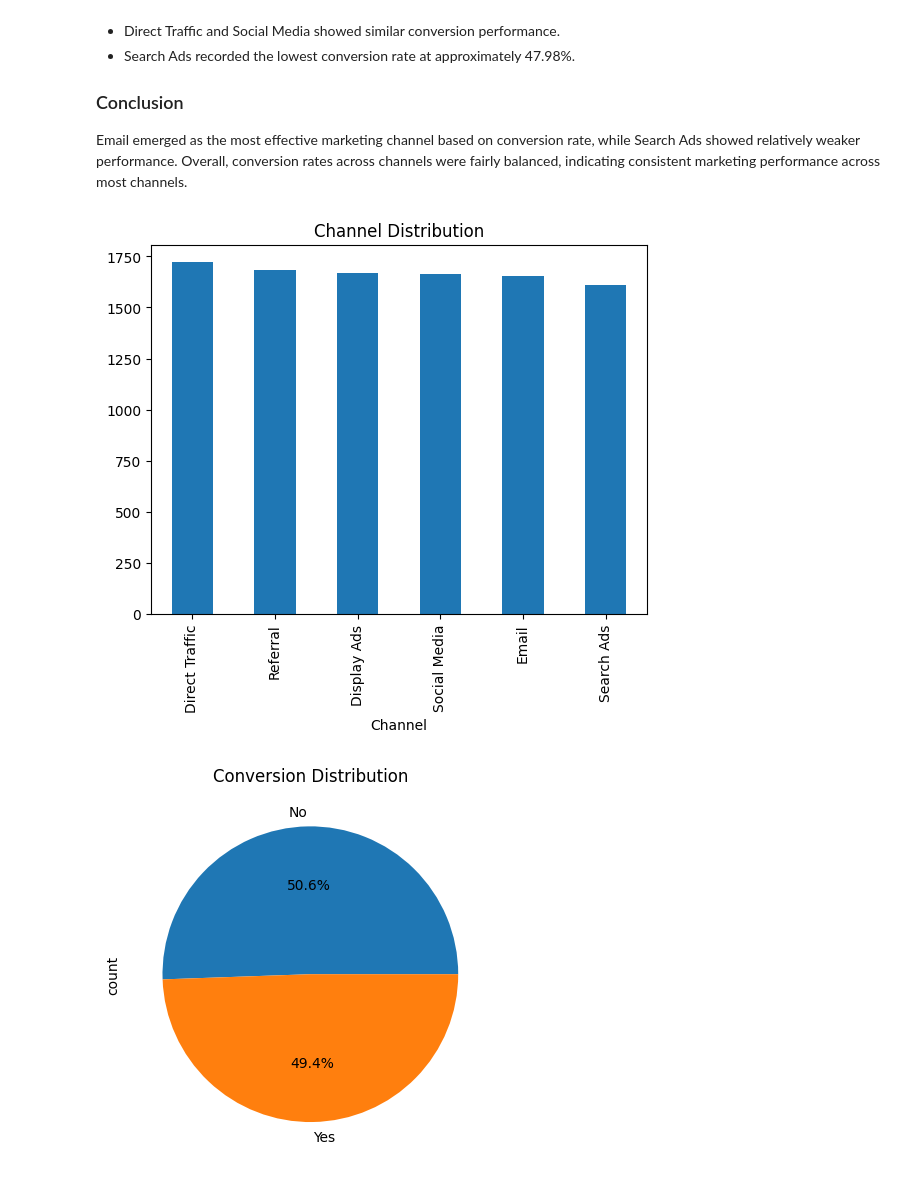
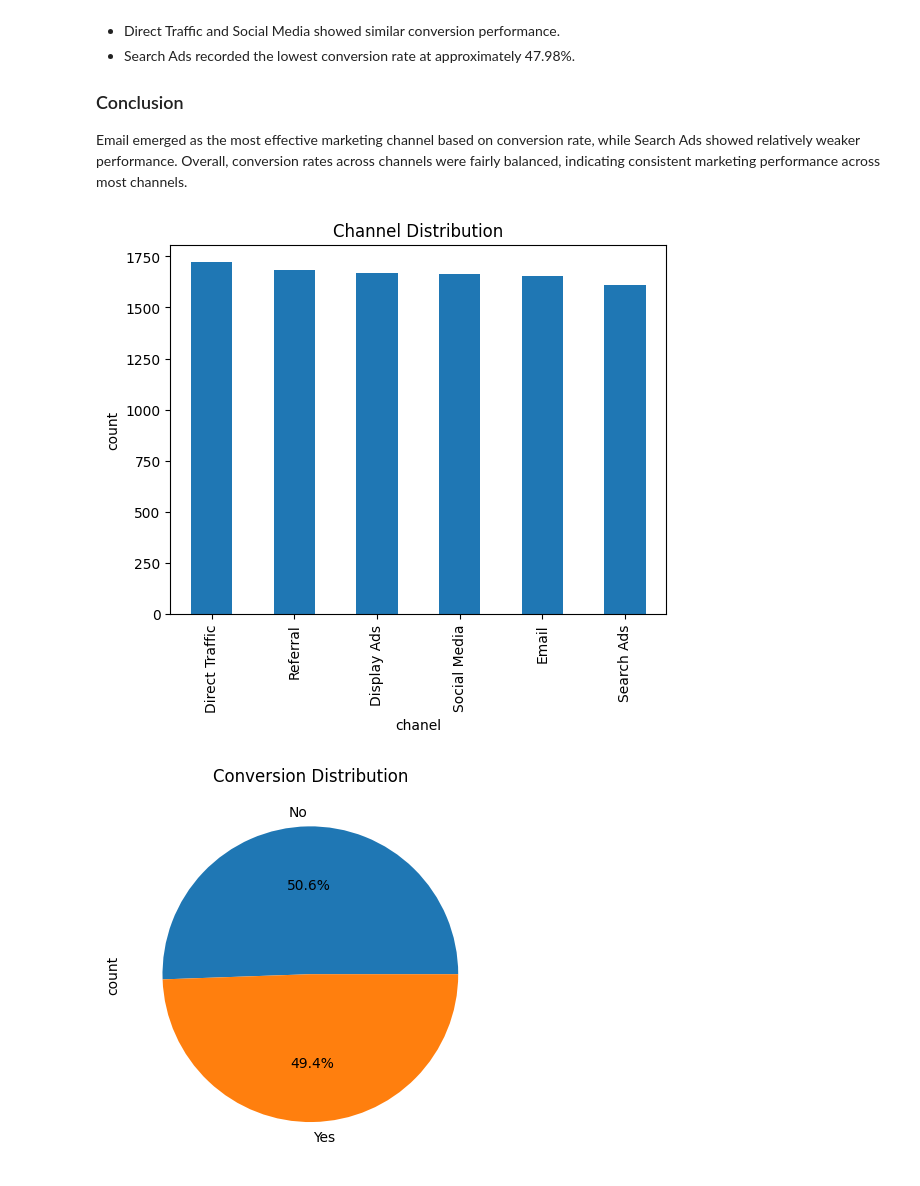
Before and after one commit to SUKstudent/Infotact_Data_Analytics_Internship, a Jupyter notebook: notebooks/EDA.ipynb, the cells around one changed output. Saved outputs shown, nothing was run; the diff lists cells and outputs as text; code cells hidden in the pictures.

```diff
--- a/notebooks/EDA.ipynb
+++ b/notebooks/EDA.ipynb
@@ -97,2 +51,0 @@ import seaborn as sns
-# %%
-df = pd.read_csv('multi_touch_attribution_data.csv')
@@ -173,9 +194,11 @@ Email emerged as the most effective marketing channel based on conversion rate,
 # %%
 df['Channel'].value_counts().plot(kind='bar')
 plt.title('Channel Distribution')
+plt.xlabel('chanel')
+plt.ylabel('count')
 plt.show()
 # %% [output]
-[figure, old version]
+[figure, new version]
 # %%
 df['Conversion'].value_counts().plot(kind='pie', autopct='%1.1f%%')
 plt.title('Conversion Distribution')
```
Also changed, not shown: parts of 26 cells of this notebook.
